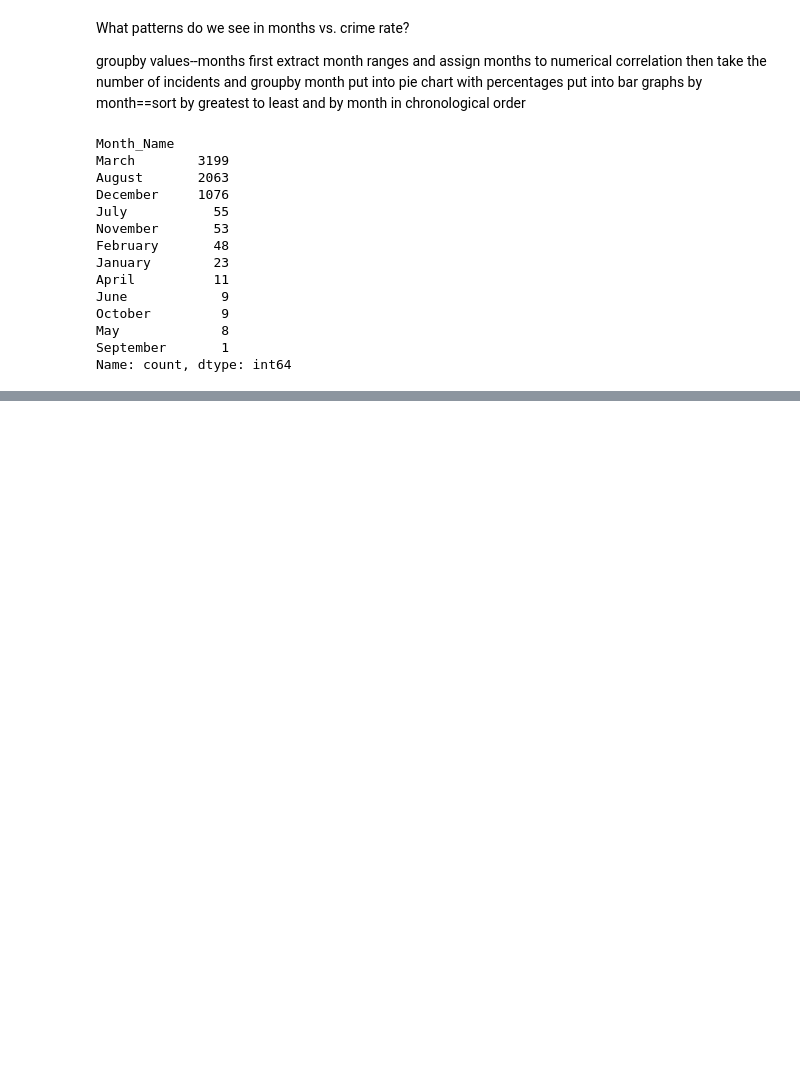
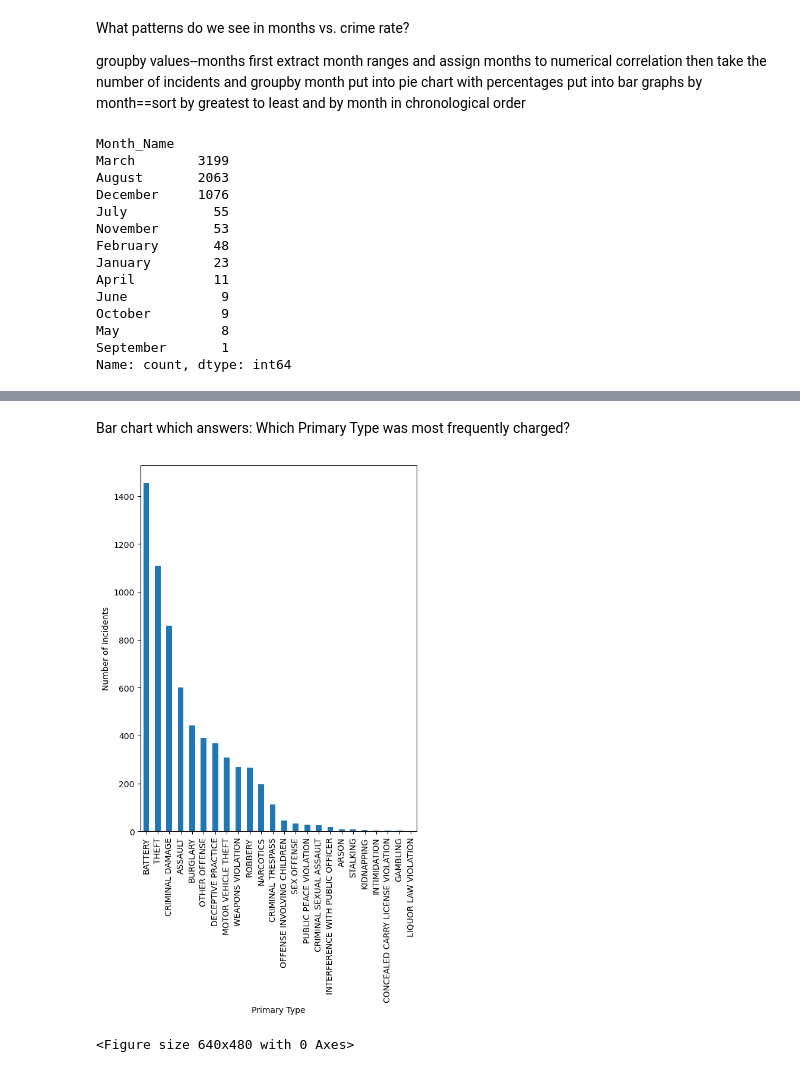
Before and after one commit to msryannhawkins/Project-1-5, a Jupyter notebook: main.ipynb, the cells around one changed output, grey strips where cells are left out. Cells and saved outputs as stored; diff of their text form; code cells hidden in the pictures; blank space fills up the shorter version.

```diff
--- a/main.ipynb
+++ b/main.ipynb
@@ -143,3 +143,6 @@ See the caveats in the documentation: https://pandas.pydata.org/pandas-docs/stab
 | 4 | 12014760 | JD192130 | 3/18/2020 13:00 | DECEPTIVE PRACTICE | CREDIT CARD FRAUD | OTHER (SPECIFY) | False | False | ... |
 | 5 | 12012667 | JD189808 | 3/18/2020 17:35 | NARCOTICS | MANUFACTURE / DELIVER - CRACK | SIDEWALK | True | False | ... |
 | 6 | 12015216 | JD192637 | 3/16/2020 0:05 | THEFT | $500 AND UNDER | STREET | False | False | ... |
+# %%
+_Clean_Crimes20 =Clean_Crimes20.set_index('Primary Type')
+_Clean_Crimes20.head()
@@ -197,0 +424,15 @@ Name: count, dtype: int64
+# %% [markdown]
+Bar chart which answers: Which Primary Type was most frequently charged?
+# %%
+# Create a bar chart based off of the group series from before
+crime_counts_bar = crime_counts.plot(kind='bar', figsize=(6,8))
+
+# Set the xlabel and ylabel using class methods
+crime_counts_bar.set_xlabel("Primary Type")
+crime_counts_bar.set_ylabel("Number of Incidents")
+
+plt.show()
+plt.tight_layout()
+# %% [output]
+[figure, added]
+<Figure size 640x480 with 0 Axes>
```
Also changed, not shown: parts of 17 cells of this notebook.
